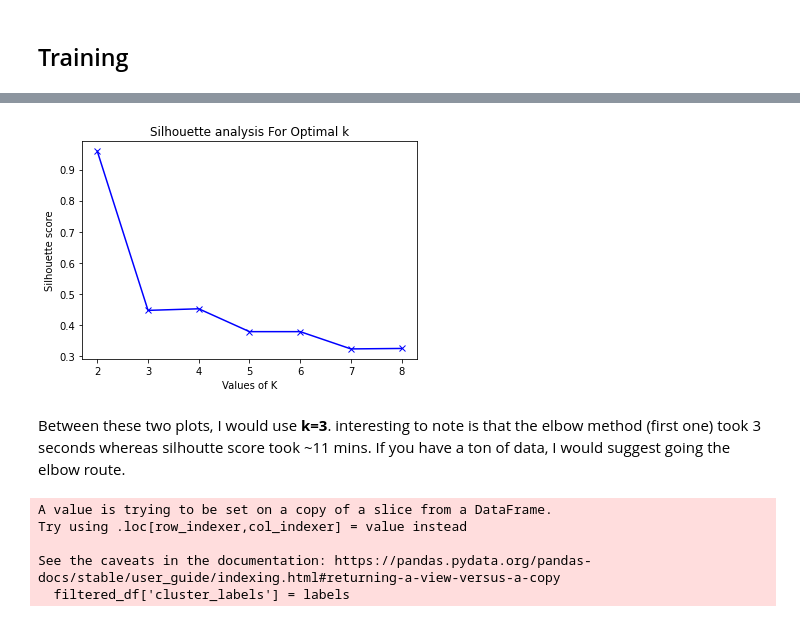
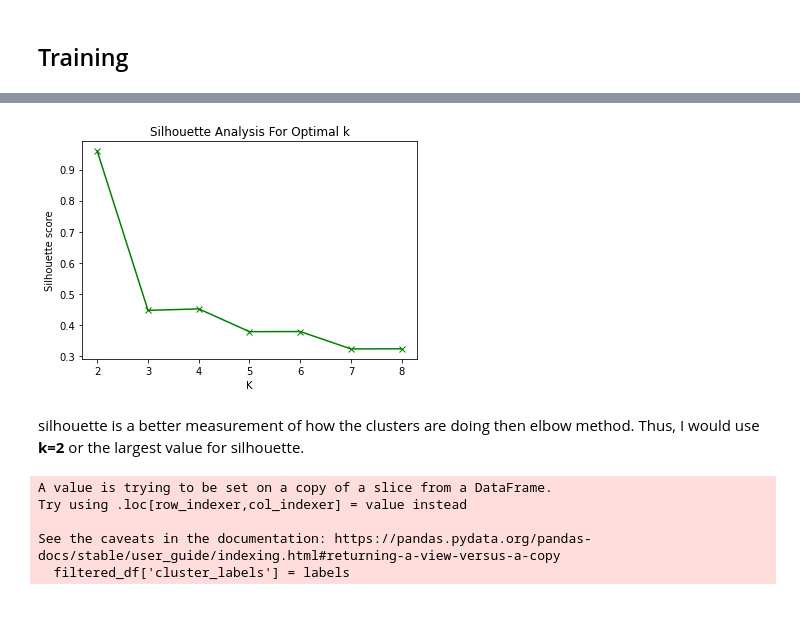
Before and after one commit to dutchengineer-courses/machine-learning-101, a Jupyter notebook: unsupervised-learning/k-means-clustering/chemical-analysis.ipynb, the cells around one changed output, grey strips where cells are left out. Cells and saved outputs as stored; diff of their text form; code cells hidden in the pictures.

Commit message:
build: end of chemical-analysis

```diff
--- a/unsupervised-learning/k-means-clustering/chemical-analysis.ipynb
+++ b/unsupervised-learning/k-means-clustering/chemical-analysis.ipynb
@@ -284,24 +284,24 @@ plt.show()
 # %%
 from sklearn.metrics import silhouette_score
 range_n_clusters = [2, 3, 4, 5, 6, 7, 8]
 silhouette_avg = []
 for num_clusters in range_n_clusters:
 
  # initialise kmeans
  kmeans = KMeans(n_clusters=num_clusters)
  kmeans.fit(filtered_df)
  cluster_labels = kmeans.labels_
 
  # silhouette score
  silhouette_avg.append(silhouette_score(filtered_df, cluster_labels))
 
-plt.plot(range_n_clusters,silhouette_avg,'bx-')
-plt.xlabel('Values of K')
+plt.plot(range_n_clusters,silhouette_avg,'gx-')
+plt.xlabel('K')
 plt.ylabel('Silhouette score')
-plt.title('Silhouette analysis For Optimal k')
+plt.title('Silhouette Analysis For Optimal k')
 plt.show()
 # %% [output]
-[figure, old version]
+[figure, new version]
-# %% [markdown]
-Between these two plots, I would use **k=3**. interesting to note is that the elbow method (first one) took 3 seconds whereas silhoutte score took ~11 mins.  If you have a ton of data, I would suggest going the elbow route.
+# %% [markdown]
+silhouette is a better measurement of how the clusters are doing then elbow method. Thus, I would use **k=2** or the largest value for silhouette.
 # %%
```
Also changed, not shown: parts of 12 cells of this notebook, 1 other file.
